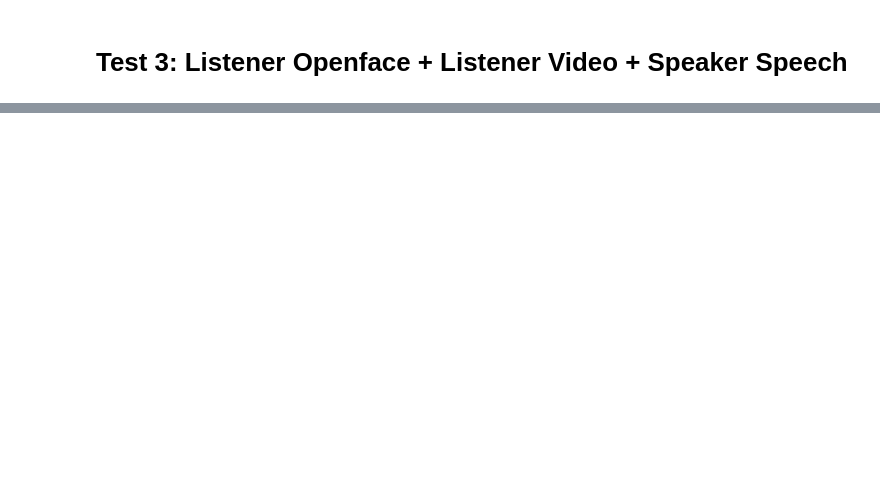
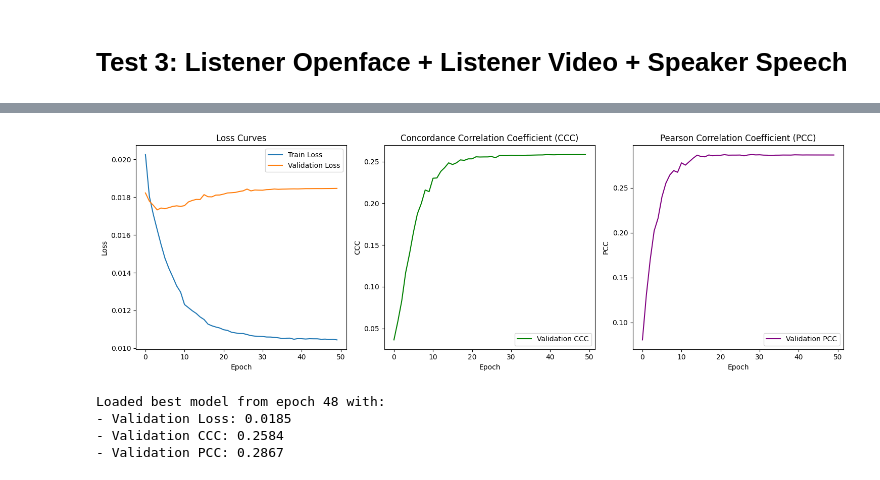
Before and after one commit to sadrasabouri/SEMPI, a Jupyter notebook: 11.XAttention_0427.ipynb, the cells around one changed output, grey strips where cells are left out. Drawn from its saved outputs; the diff is of its cells as text; code cells hidden in the pictures; blank space fills up the shorter version.

```diff
--- a/11.XAttention_0427.ipynb
+++ b/11.XAttention_0427.ipynb
@@ -976,0 +1021,19 @@ Loaded best model from epoch 46 with:
+# %%
+# Training settings
+num_epochs = 50
+learning_rate = 1e-4
+best_model_path = 'best_early_fusion_model4.pth'
+
+criterion = torch.nn.MSELoss()
+optimizer = torch.optim.AdamW(model.parameters(), lr=learning_rate, weight_decay=config.weight_decay)
+scheduler = torch.optim.lr_scheduler.ReduceLROnPlateau(
+    optimizer, mode='min', factor=0.5, patience=5, verbose=True
+)
+
+# Training tracking
+best_val_ccc = -float('inf')
+no_improve_count = 0
+train_losses = []
+val_losses = []
+val_cccs = []
+val_pccs = []
@@ -976,0 +1168,48 @@ Loaded best model from epoch 46 with:
+# %%
+# Final visualization
+plt.figure(figsize=(15, 5))
+
+# Plot 1: Loss curves
+plt.subplot(1, 3, 1)
+plt.plot(train_losses, label='Train Loss')
+plt.plot(val_losses, label='Validation Loss')
+plt.xlabel('Epoch')
+plt.ylabel('Loss')
+plt.legend()
+plt.title('Loss Curves')
+
+# Plot 2: CCC curve
+plt.subplot(1, 3, 2)
+plt.plot(val_cccs, label='Validation CCC', color='green')
+plt.xlabel('Epoch')
+plt.ylabel('CCC')
+plt.legend()
+plt.title('Concordance Correlation Coefficient (CCC)')
+
+# Plot 3: PCC curve
+plt.subplot(1, 3, 3)
+plt.plot(val_pccs, label='Validation PCC', color='purple')
+plt.xlabel('Epoch')
+plt.ylabel('PCC')
+plt.legend()
+plt.title('Pearson Correlation Coefficient (PCC)')
+
+plt.tight_layout()
+plt.savefig('m1_video_audio.png')
+plt.show()
+# %% [output]
+[figure, added]
+# %%
+# Load the best model for evaluation
+if os.path.exists(best_model_path):
+    checkpoint = torch.load(best_model_path)
+    model.load_state_dict(checkpoint['model_state_dict'])
+    print(f"Loaded best model from epoch {checkpoint['epoch']+1} with:")
+    print(f"- Validation Loss: {checkpoint['val_loss']:.4f}")
+    print(f"- Validation CCC: {checkpoint['val_ccc']:.4f}")
+    print(f"- Validation PCC: {checkpoint['val_pcc']:.4f}")
+# %% [output]
+Loaded best model from epoch 48 with:
+- Validation Loss: 0.0185
+- Validation CCC: 0.2584
+- Validation PCC: 0.2867
```
Also changed, not shown: parts of 27 cells of this notebook, 13 other files.
